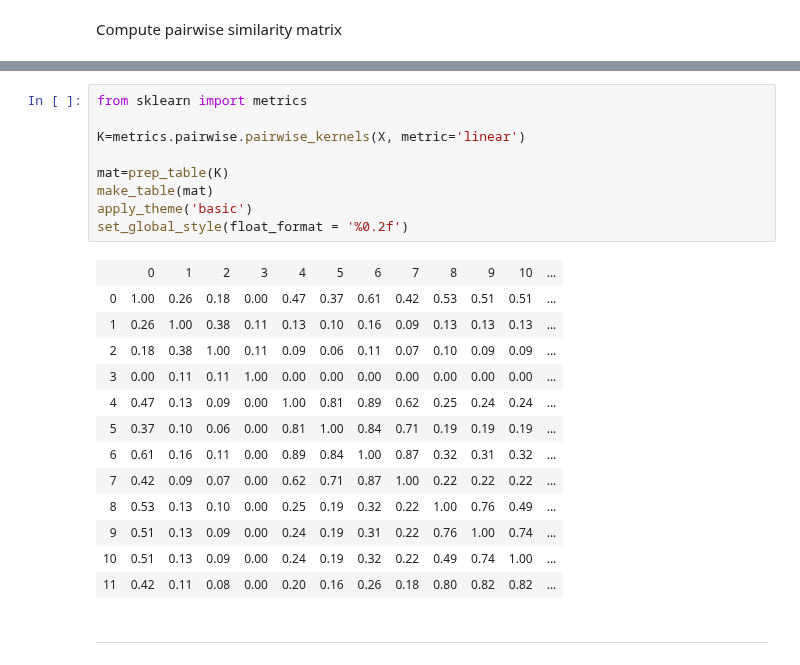
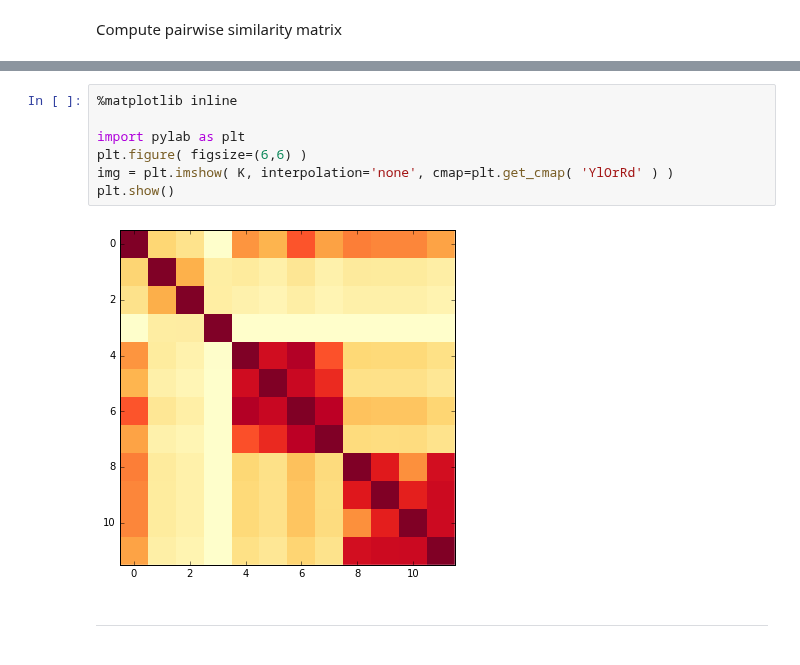
Before and after one commit to fabriziocosta/EDeN_examples, a Jupyter notebook: graph_format.ipynb, the cells around one changed output, grey strips where cells are left out. Saved outputs shown, nothing was run; the diff lists cells and outputs as text.

```diff
--- a/graph_format.ipynb
+++ b/graph_format.ipynb
@@ -273,25 +293,11 @@ def prep_table(K):
-# %%
-from sklearn import metrics
-
-K=metrics.pairwise.pairwise_kernels(X, metric='linear')
-
-mat=prep_table(K)
-make_table(mat)
-apply_theme('basic')
-set_global_style(float_format = '%0.2f')
-# %% [output]
-|  | 0 | 1 | 2 | 3 | 4 | 5 | 6 | 7 | 8 | 9 | 10 | ... |
-| 0 | 1.00 | 0.26 | 0.18 | 0.00 | 0.47 | 0.37 | 0.61 | 0.42 | 0.53 | 0.51 | 0.51 | ... |
-| 1 | 0.26 | 1.00 | 0.38 | 0.11 | 0.13 | 0.10 | 0.16 | 0.09 | 0.13 | 0.13 | 0.13 | ... |
-| 2 | 0.18 | 0.38 | 1.00 | 0.11 | 0.09 | 0.06 | 0.11 | 0.07 | 0.10 | 0.09 | 0.09 | ... |
-| 3 | 0.00 | 0.11 | 0.11 | 1.00 | 0.00 | 0.00 | 0.00 | 0.00 | 0.00 | 0.00 | 0.00 | ... |
-| 4 | 0.47 | 0.13 | 0.09 | 0.00 | 1.00 | 0.81 | 0.89 | 0.62 | 0.25 | 0.24 | 0.24 | ... |
-| 5 | 0.37 | 0.10 | 0.06 | 0.00 | 0.81 | 1.00 | 0.84 | 0.71 | 0.19 | 0.19 | 0.19 | ... |
-| 6 | 0.61 | 0.16 | 0.11 | 0.00 | 0.89 | 0.84 | 1.00 | 0.87 | 0.32 | 0.31 | 0.32 | ... |
-| 7 | 0.42 | 0.09 | 0.07 | 0.00 | 0.62 | 0.71 | 0.87 | 1.00 | 0.22 | 0.22 | 0.22 | ... |
-| 8 | 0.53 | 0.13 | 0.10 | 0.00 | 0.25 | 0.19 | 0.32 | 0.22 | 1.00 | 0.76 | 0.49 | ... |
-| 9 | 0.51 | 0.13 | 0.09 | 0.00 | 0.24 | 0.19 | 0.31 | 0.22 | 0.76 | 1.00 | 0.74 | ... |
-| 10 | 0.51 | 0.13 | 0.09 | 0.00 | 0.24 | 0.19 | 0.32 | 0.22 | 0.49 | 0.74 | 1.00 | ... |
-| 11 | 0.42 | 0.11 | 0.08 | 0.00 | 0.20 | 0.16 | 0.26 | 0.18 | 0.80 | 0.82 | 0.82 | ... |
+# %%
+%matplotlib inline
+
+import pylab as plt
+plt.figure( figsize=(6,6) )
+img = plt.imshow( K, interpolation='none', cmap=plt.get_cmap( 'YlOrRd' ) )
+plt.show()
+# %% [output]
+[figure, added]
 # %% [markdown]
 ---
```
Also changed, not shown: parts of 7 cells of this notebook.
